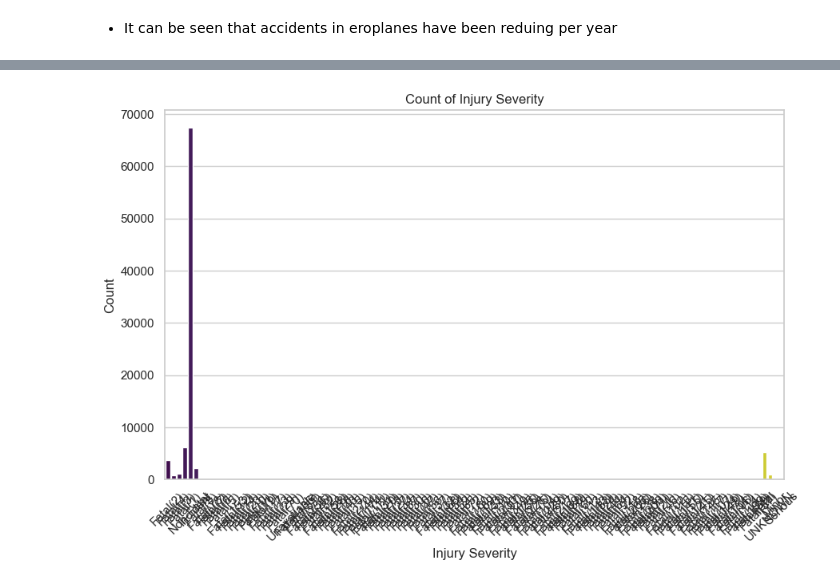
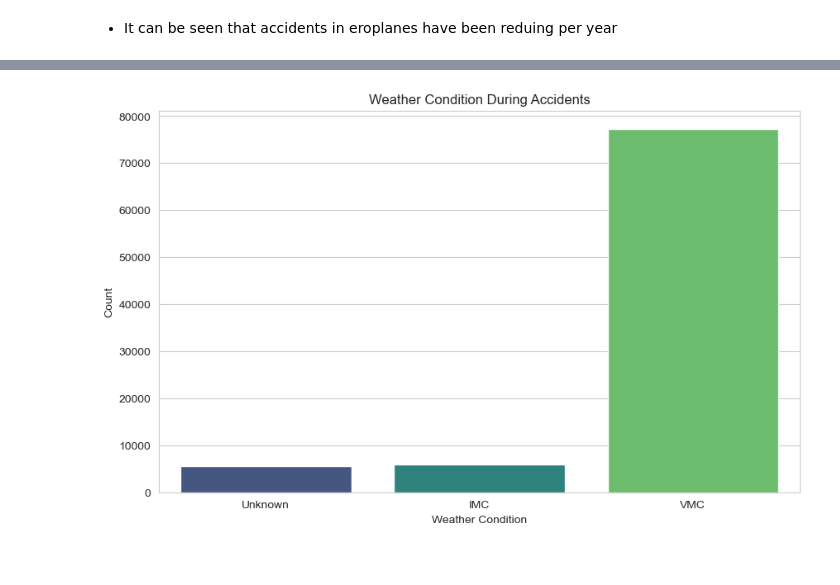
Before and after one commit to WinnyC3/aircraft-optimization-project, a Jupyter notebook: aeroplane.ipynb, the cells around one changed output, grey strips where cells are left out. Drawn from its saved outputs; the diff is of its cells as text; code cells hidden in the pictures.

```diff
--- a/aeroplane.ipynb
+++ b/aeroplane.ipynb
@@ -25,7 +25,7 @@ import matplotlib.pyplot as plt
 
 import seaborn as sns
 # Set the style of the visualization
-sns.set(style="whitegrid")
+sns.set_style("whitegrid")
 import zipfile
 import warnings
 
@@ -129,7 +131,7 @@ relevant_columns = [
     "Report.Status"]
 # %%
 #filling missing values with uknown
-aviation_df[relevant_columns] = aviation_df[relevant_columns].fillna("UNKNOWN")
+aviation_df[relevant_columns] = aviation_df[relevant_columns].fillna("Unknown")
 #calling a function to check missing values
 missing_values(aviation_df)
 # %% [output]
@@ -213,7 +215,7 @@ dtype: int64
 #checking for row infomation in the column
 aviation_df["Weather.Condition"].value_counts()
 # changing the unk, to uknown
-aviation_df["Weather.Condition"].replace({'UNK':'UNKNOWN', "Unk": "UNKNOWN"},inplace=True)
+aviation_df["Weather.Condition"].replace({'UNK':'Unknown', "Unk": "Unknown"},inplace=True)
 #checking the changes
 aviation_df["Weather.Condition"].value_counts()
 # %% [output]
@@ -224,4 +226,7 @@ UNKNOWN     5610
 Name: count, dtype: int64
+# %%
+# changing the UKN, to uknown
+aviation_df["Engine.Type"].replace({'UNK':'Unknown'},inplace=True)
 # %%
 #checking for duplicated data
 aviation_df.duplicated().value_counts()
@@ -294,12 +322,10 @@ plt.show()
 # %%
-
-#Bar Plot showing Injury Severity
+#Count Plot for Weather Condition
 plt.figure(figsize=(10, 6))
-sns.countplot(x='Injury.Severity', data=aviation_df, palette='viridis')
-plt.title('Count of Injury Severity')
-plt.xlabel('Injury Severity')
+sns.countplot(x='Weather.Condition', data=aviation_df, palette='viridis')
+plt.title('Weather Condition During Accidents')
+plt.xlabel('Weather Condition')
 plt.ylabel('Count')
-plt.xticks(rotation=45)
 plt.show()
 # %% [output]
-[figure, old version]
+[figure, new version]
```
Also changed, not shown: parts of 11 cells of this notebook.
